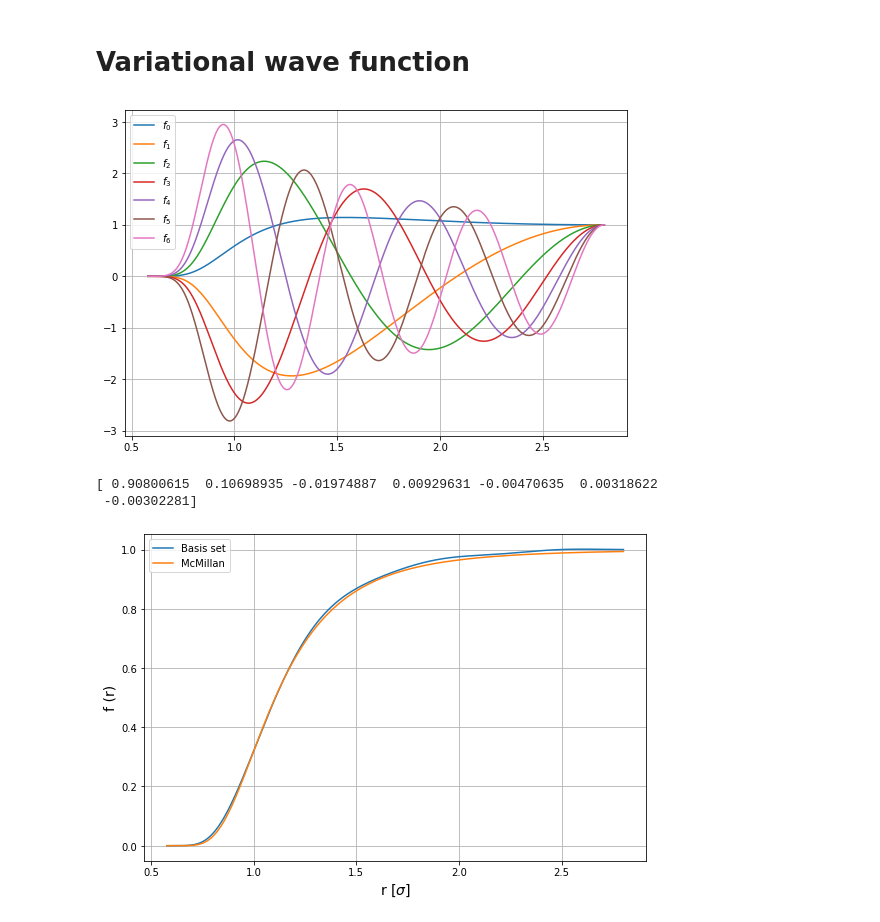
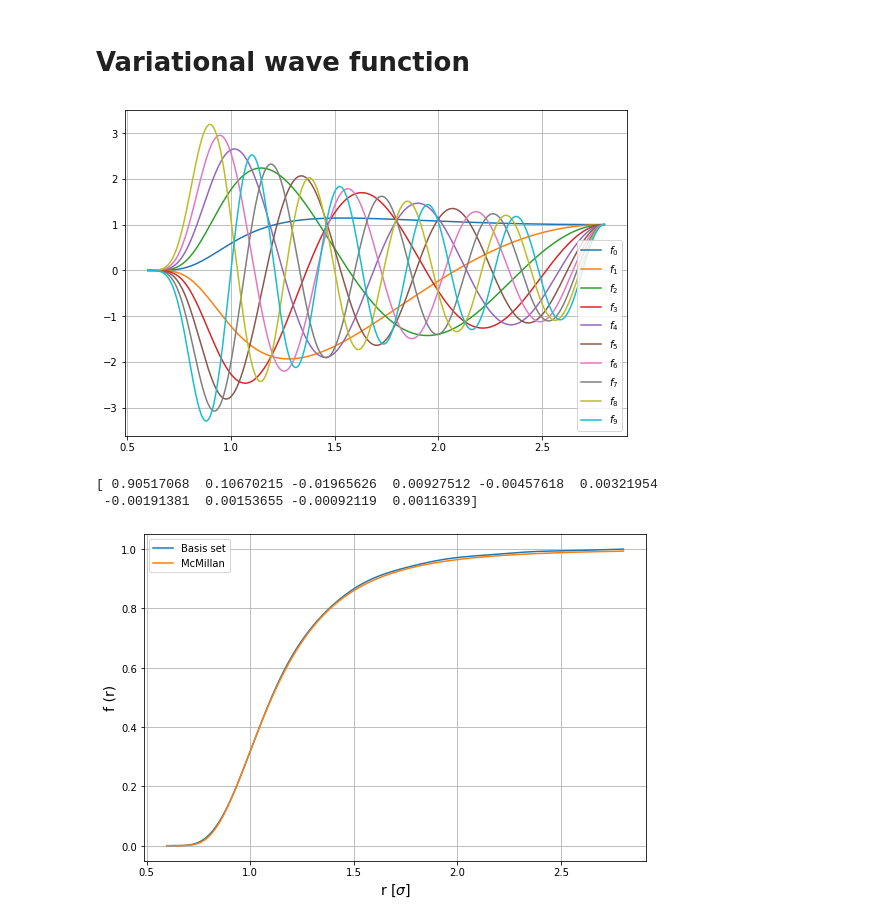
Before and after one commit to muuusso/advanced-computational-physics, a Jupyter notebook: exam/linear.ipynb, the cells around one changed output. Drawn from its saved outputs; the diff is of its cells as text; code cells hidden in the pictures.

```diff
--- a/exam/linear.ipynb
+++ b/exam/linear.ipynb
@@ -16,12 +20,12 @@ np.random.seed(0)
 # %% [markdown]
 ## Parameters of the system
 # %%
-N = 64
+N = 125
 
 rho0 = 21.8e-3 * sigma**3
 L = (N / (rho0))**(1/3)
 
-fn, rgrid = build_fn(L)
+fn, rgrid = build_fn(L, 10)
 
 Latex(f'$L = {L:.3f}\\ \\sigma$')
 # %% [output]
@@ -41,9 +45,8 @@ for i, j, k in product(range(per_side), repeat=3):
 # Variational wave function
 # %%
 # create function for every fn and derivatives
-
 fn_prime  = np.apply_along_axis(np.gradient, 1, fn, rgrid)
-fn_prime[:, -11:] = 0.
+fn_prime[:, -2] = 0
 
 fn_second = np.apply_along_axis(np.gradient, 1, fn_prime, rgrid)
 
@@ -53,39 +56,53 @@ f0_second = njit(lambda r: np.interp(r, rgrid, fn_second[0]), fastmath=True)
 
 f1 = njit(lambda r: np.interp(r, rgrid, fn[1]), fastmath=True)
 f1_prime  = njit(lambda r: np.interp(r, rgrid, fn_prime[1]), fastmath=True)
 f1_second = njit(lambda r: np.interp(r, rgrid, fn_second[1]), fastmath=True)
 
 f2 = njit(lambda r: np.interp(r, rgrid, fn[2]), fastmath=True)
 f2_prime  = njit(lambda r: np.interp(r, rgrid, fn_prime[2]), fastmath=True)
 f2_second = njit(lambda r: np.interp(r, rgrid, fn_second[2]), fastmath=True)
 
 f3 = njit(lambda r: np.interp(r, rgrid, fn[3]), fastmath=True)
 f3_prime  = njit(lambda r: np.interp(r, rgrid, fn_prime[3]), fastmath=True)
 f3_second = njit(lambda r: np.interp(r, rgrid, fn_second[3]), fastmath=True)
 
 f4 = njit(lambda r: np.interp(r, rgrid, fn[4]), fastmath=True)
 f4_prime  = njit(lambda r: np.interp(r, rgrid, fn_prime[4]), fastmath=True)
 f4_second = njit(lambda r: np.interp(r, rgrid, fn_second[4]), fastmath=True)
 
 f5 = njit(lambda r: np.interp(r, rgrid, fn[5]), fastmath=True)
 f5_prime  = njit(lambda r: np.interp(r, rgrid, fn_prime[5]), fastmath=True)
 f5_second = njit(lambda r: np.interp(r, rgrid, fn_second[5]), fastmath=True)
 
 f6 = njit(lambda r: np.interp(r, rgrid, fn[6]), fastmath=True)
 f6_prime  = njit(lambda r: np.interp(r, rgrid, fn_prime[6]), fastmath=True)
 f6_second = njit(lambda r: np.interp(r, rgrid, fn_second[6]), fastmath=True)
 
-for i in range(7):
+f7 = njit(lambda r: np.interp(r, rgrid, fn[7]), fastmath=True)
+f7_prime  = njit(lambda r: np.interp(r, rgrid, fn_prime[7]), fastmath=True)
+f7_second = njit(lambda r: np.interp(r, rgrid, fn_second[7]), fastmath=True)
+
+f8 = njit(lambda r: np.interp(r, rgrid, fn[8]), fastmath=True)
+f8_prime  = njit(lambda r: np.interp(r, rgrid, fn_prime[8]), fastmath=True)
+f8_second = njit(lambda r: np.interp(r, rgrid, fn_second[8]), fastmath=True)
+
+f9 = njit(lambda r: np.interp(r, rgrid, fn[9]), fastmath=True)
+f9_prime  = njit(lambda r: np.interp(r, rgrid, fn_prime[9]), fastmath=True)
+f9_second = njit(lambda r: np.interp(r, rgrid, fn_second[9]), fastmath=True)
+
+for i in range(10):
     plt.plot(rgrid, eval(f'f{i}(rgrid)'), label=f'$f_{i}$')
 
 plt.legend()
 plt.grid()
 # %% [output]
-[figure, old version]
+[figure, new version]
 # %%
 # starting values of cn: fit f on McMillan function
-def f_fit(r, c0, c1, c2, c3, c4, c5, c6):
-    return c0*f0(r) + c1*f1(r) + c2*f2(r) + c3*f3(r) + c4*f4(r) + c5*f5(r) + c6*f6(r)
+def f_fit(r, c0, c1, c2, c3, c4, c5, c6, c7, c8, c9):
+    value  = c0*f0(r) + c1*f1(r) + c2*f2(r) + c3*f3(r) + c4*f4(r)
+    value += c5*f5(r) + c6*f6(r) + c7*f7(r) + c8*f8(r) + c9*f9(r)
+    return value
 
 McMillan = np.exp(- 0.5 * (1.18**5 / rgrid**5))
 cn, pcov = curve_fit(f_fit, rgrid, McMillan)
@@ -101,9 +118,9 @@ plt.ylabel('f (r)', fontsize=14)
 plt.legend()
 plt.grid()
 # %% [output]
-[ 0.90800615  0.10698935 -0.01974887  0.00929631 -0.00470635  0.00318622
- -0.00302281]
+[ 0.90517068  0.10670215 -0.01965626  0.00927512 -0.00457618  0.00321954
+ -0.00191381  0.00153655 -0.00092119  0.00116339]
-[figure, old version]
+[figure, new version]
 # %%
 @njit(fastmath=True)
 def psi(conf, f, L):
```
Also changed, not shown: parts of 20 cells of this notebook, 1 other file.
